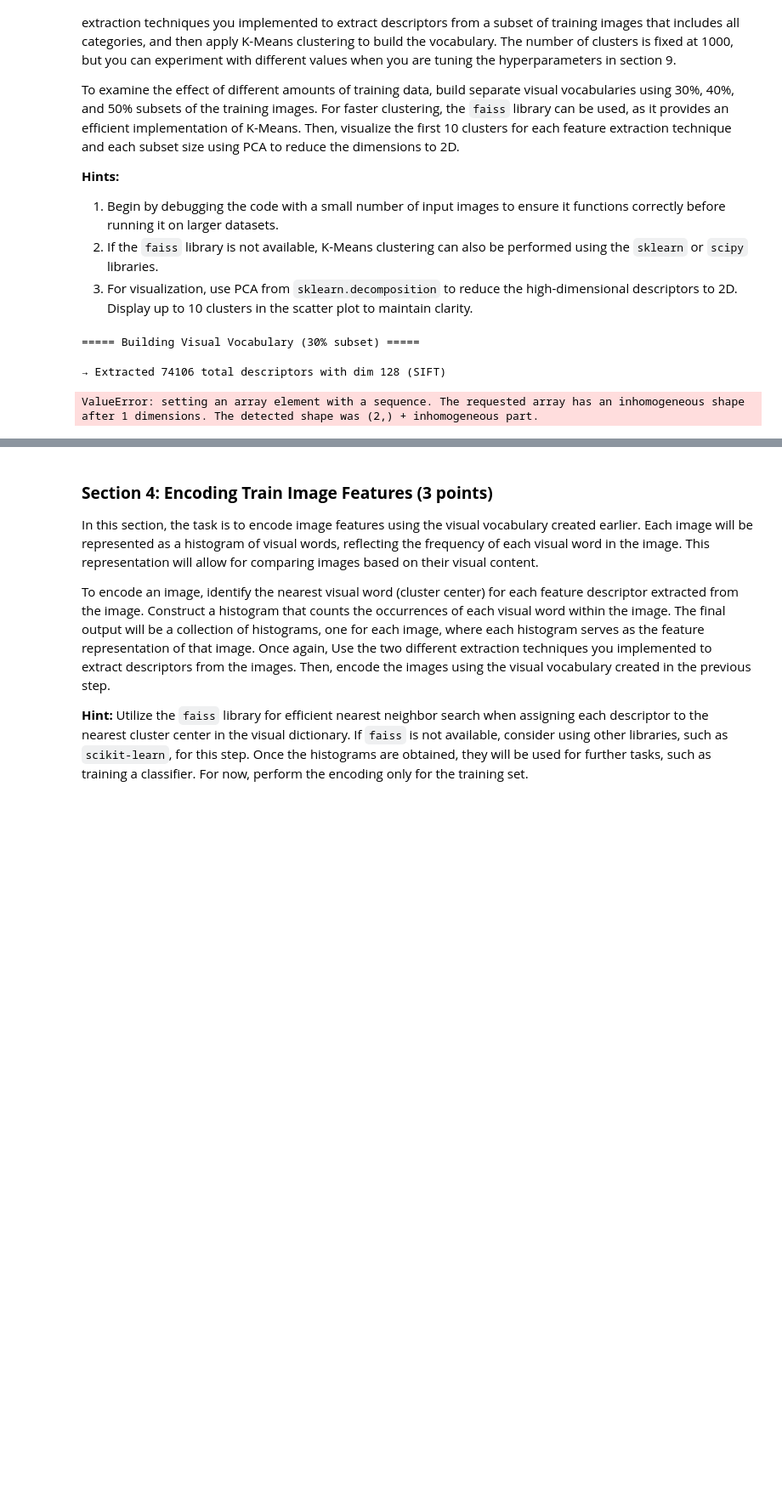
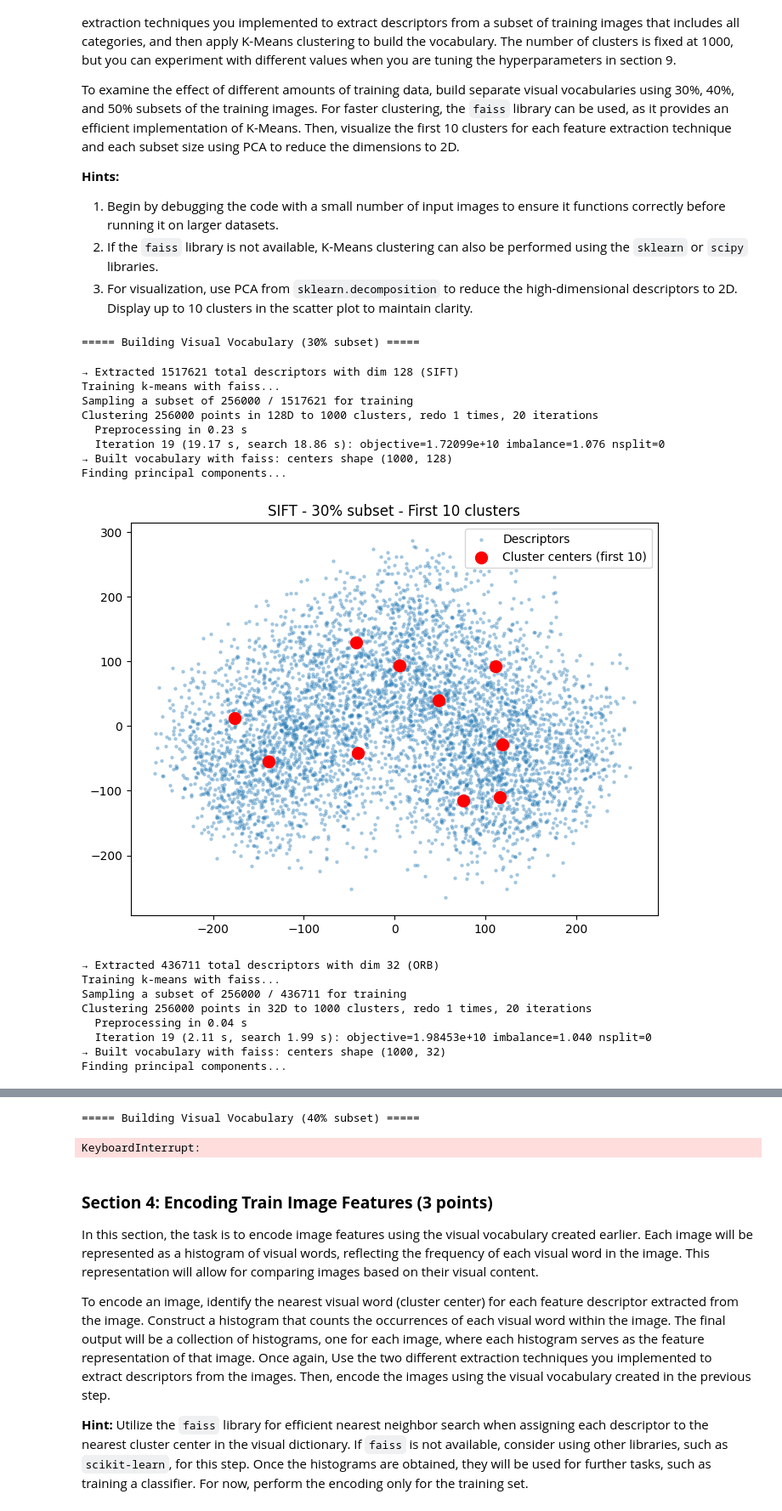
Before and after one commit to migueltmendes/Computer_vision_group66, a Jupyter notebook: cv1-final-lab-part-1-daoterog.ipynb, the cells around one changed output, grey strips where cells are left out. Shown at 85% size. Drawn from its saved outputs; the diff is of its cells as text; code cells hidden in the pictures; blank space fills up the shorter version.

```diff
--- a/cv1-final-lab-part-1-daoterog.ipynb
+++ b/cv1-final-lab-part-1-daoterog.ipynb
@@ -301,21 +303,23 @@ import cv2
 from tqdm import tqdm
 from sklearn.decomposition import PCA
 from sklearn.cluster import KMeans
+import faiss
+from sklearn.cluster import KMeans as SKLearnKMeans
 import matplotlib.pyplot as plt
 
 # ============================================================
 # Helper Functions
 # ============================================================
 
-def extract_descriptors(images, labels, feature_type="SIFT", max_images=None, upscale_size=(96, 96)):
+def extract_descriptors(images, labels, feature_type="SIFT", max_images=None, upscale_size=(128, 128)):
     """
     Extract descriptors for a subset of images using SIFT or ORB.
     Returns a concatenated descriptor array (N_descriptors, dim)
     """
     if feature_type == "SIFT":
-        extractor = cv2.SIFT_create()
+        extractor = cv2.AffineFeature_create(cv2.SIFT_create())
     elif feature_type == "ORB":
-        extractor = cv2.ORB_create(nfeatures=500)  # Increase keypoints for small images
+        extractor = cv2.AffineFeature_create(cv2.ORB_create())  # Increase keypoints for small images
     else:
         raise ValueError("feature_type must be 'SIFT' or 'ORB'.")
 
@@ -340,13 +344,18 @@ def extract_descriptors(images, labels, feature_type="SIFT", max_images=None, up
 
 
 
-def build_vocabulary(descriptors, n_clusters=1000):
+def build_vocabulary(descriptors, n_clusters=1000, n_iter=20, max_desc=200000):
     """
-    Cluster descriptors into visual words using K-Means (sklearn)
+    Cluster descriptors into visual words using faiss KMeans (fast).
+    Falls back to sklearn KMeans if faiss training fails.
     """
-    kmeans = KMeans(n_clusters=n_clusters, random_state=42, verbose=1)
-    kmeans.fit(descriptors)
-    centers = kmeans.cluster_centers_
+
+    desc = np.ascontiguousarray(descriptors, dtype=np.float32)
+    kmeans = faiss.Kmeans(desc.shape[1], n_clusters, niter=n_iter, verbose=True, seed=42)
+    print("Training k-means with faiss...")
+    kmeans.train(desc)
+    centers = np.ascontiguousarray(kmeans.centroids)
+    print(f"→ Built vocabulary with faiss: centers shape {centers.shape}")
     return centers
 
 
@@ -357,6 +366,7 @@ def visualize_clusters(descriptors, centers, n_show=10, feature_type="SIFT", sub
     """
     # Reduce both descriptors and centers to 2D
     pca = PCA(n_components=2)
+    print("Finding principal components...")
     reduced_desc = pca.fit_transform(descriptors[np.random.choice(len(descriptors), 5000, replace=False)])
     reduced_centers = pca.transform(centers)
 
@@ -369,32 +379,47 @@ def visualize_clusters(descriptors, centers, n_show=10, feature_type="SIFT", sub
     plt.show()
 
 
 # ============================================================
 # Main Section
 # ============================================================
 
 # Assume train_images and train_labels available from previous section
 images_np = train_images.numpy() if isinstance(train_images, torch.Tensor) else train_images
 if images_np.max() <= 1.0:
     images_np = (images_np * 255).astype(np.uint8)
 
 subset_ratios = [0.3, 0.4, 0.5]
 n_clusters = 1000
 
 for ratio in subset_ratios:
     n_imgs = int(len(images_np) * ratio)
     print(f"\n===== Building Visual Vocabulary ({int(ratio*100)}% subset) =====")
 
     # SIFT
     sift_desc, sift_idxs = extract_descriptors(images_np, train_labels, feature_type="SIFT", max_images=n_imgs)
     sift_centers  = build_vocabulary(sift_desc, n_clusters=n_clusters)
     visualize_clusters(sift_desc, sift_centers, n_show=10, feature_type="SIFT", subset_ratio=ratio)
 
     # ORB
     orb_desc, orb_idxs = extract_descriptors(images_np, train_labels, feature_type="ORB", max_images=n_imgs)
     orb_centers = build_vocabulary(orb_desc, n_clusters=n_clusters)
     visualize_clusters(orb_desc, orb_centers, n_show=10, feature_type="ORB", subset_ratio=ratio)
 # %% [output]
 ===== Building Visual Vocabulary (30% subset) =====
-→ Extracted 74106 total descriptors with dim 128 (SIFT)
+→ Extracted 1517621 total descriptors with dim 128 (SIFT)
+Training k-means with faiss...
+Sampling a subset of 256000 / 1517621 for training
+Clustering 256000 points in 128D to 1000 clusters, redo 1 times, 20 iterations
+  Preprocessing in 0.23 s
+  Iteration 19 (19.17 s, search 18.86 s): objective=1.72099e+10 imbalance=1.076 nsplit=0
+→ Built vocabulary with faiss: centers shape (1000, 128)
+Finding principal components...
+[figure, added]
-ValueError: setting an array element with a sequence. The requested array has an inhomogeneous shape after 1 dimensions. The detected shape was (2,) + inhomogeneous part.
+→ Extracted 436711 total descriptors with dim 32 (ORB)
+Training k-means with faiss...
+Sampling a subset of 256000 / 436711 for training
+Clustering 256000 points in 32D to 1000 clusters, redo 1 times, 20 iterations
+  Preprocessing in 0.04 s
+  Iteration 19 (2.11 s, search 1.99 s): objective=1.98453e+10 imbalance=1.040 nsplit=0
+→ Built vocabulary with faiss: centers shape (1000, 32)
+Finding principal components...
@@ -401,3 +427,5 @@ ValueError: setting an array element with a sequence. The requested array has an
+===== Building Visual Vocabulary (40% subset) =====
+KeyboardInterrupt:
 # %% [markdown]
 <a id="section-4"></a>
 ### **Section 4: Encoding Train Image Features (3 points)**
```
Also changed, not shown: parts of 4 cells of this notebook.
